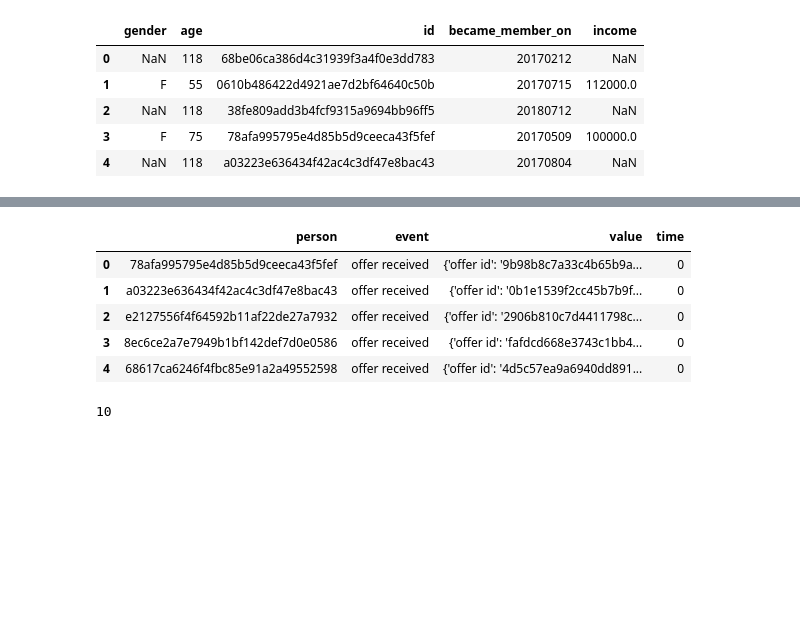
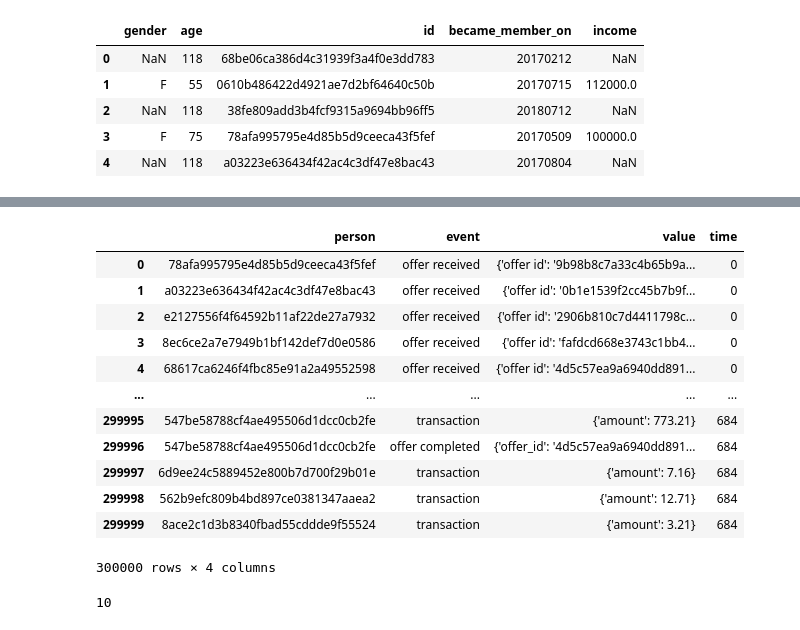
Before and after one commit to kehull/Project-3, a Jupyter notebook: machine_learning_data_cleaning.ipynb, the cells around one changed output, grey strips where cells are left out. Drawn from its saved outputs; the diff is of its cells as text; code cells hidden in the pictures; blank space fills up the shorter version.

```diff
--- a/machine_learning_data_cleaning.ipynb
+++ b/machine_learning_data_cleaning.ipynb
@@ -35,14 +37,21 @@ portfolio_df.head()
 | 3 | 5 | ['web', 'email', 'mobile'] | 5 | 7 | bogo | 9b98b8c7a33c4b65b9aebfe6a799e6d9 |
 | 4 | 5 | ['web', 'email'] | 20 | 10 | discount | 0b1e1539f2cc45b7b9fa7c272da2e1d7 |
 # %%
-transcript_df.head()
+transcript_df.head(300000)
 # %% [output]
 |  | person | event | value | time |
 | 0 | 78afa995795e4d85b5d9ceeca43f5fef | offer received | {'offer id': '9b98b8c7a33c4b65b9a... | 0 |
 | 1 | a03223e636434f42ac4c3df47e8bac43 | offer received | {'offer id': '0b1e1539f2cc45b7b9f... | 0 |
 | 2 | e2127556f4f64592b11af22de27a7932 | offer received | {'offer id': '2906b810c7d4411798c... | 0 |
 | 3 | 8ec6ce2a7e7949b1bf142def7d0e0586 | offer received | {'offer id': 'fafdcd668e3743c1bb4... | 0 |
 | 4 | 68617ca6246f4fbc85e91a2a49552598 | offer received | {'offer id': '4d5c57ea9a6940dd891... | 0 |
+| ... | ... | ... | ... | ... |
+| 299995 | 547be58788cf4ae495506d1dcc0cb2fe | transaction | {'amount': 773.21} | 684 |
+| 299996 | 547be58788cf4ae495506d1dcc0cb2fe | offer completed | {'offer_id': '4d5c57ea9a6940dd891... | 684 |
+| 299997 | 6d9ee24c5889452e800b7d700f29b01e | transaction | {'amount': 7.16} | 684 |
+| 299998 | 562b9efc809b4bd897ce0381347aaea2 | transaction | {'amount': 12.71} | 684 |
+| 299999 | 8ace2c1d3b8340fbad55cddde9f55524 | transaction | {'amount': 3.21} | 684 |
+300000 rows × 4 columns
 # %%
 portfolio_df.dropna(inplace=True)
 profile_df.dropna(inplace=True)
```
Also changed, not shown: parts of 2 cells of this notebook, 3 other files.
